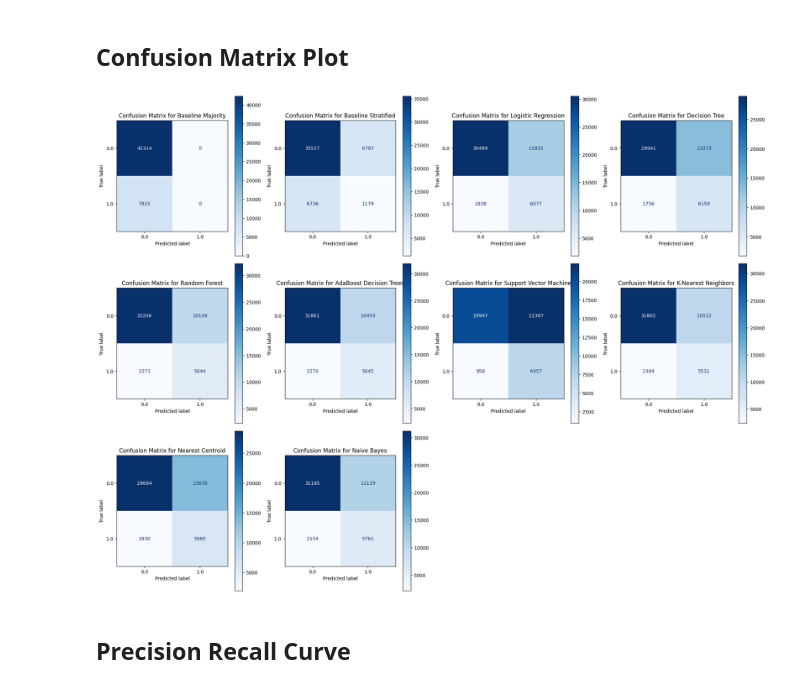
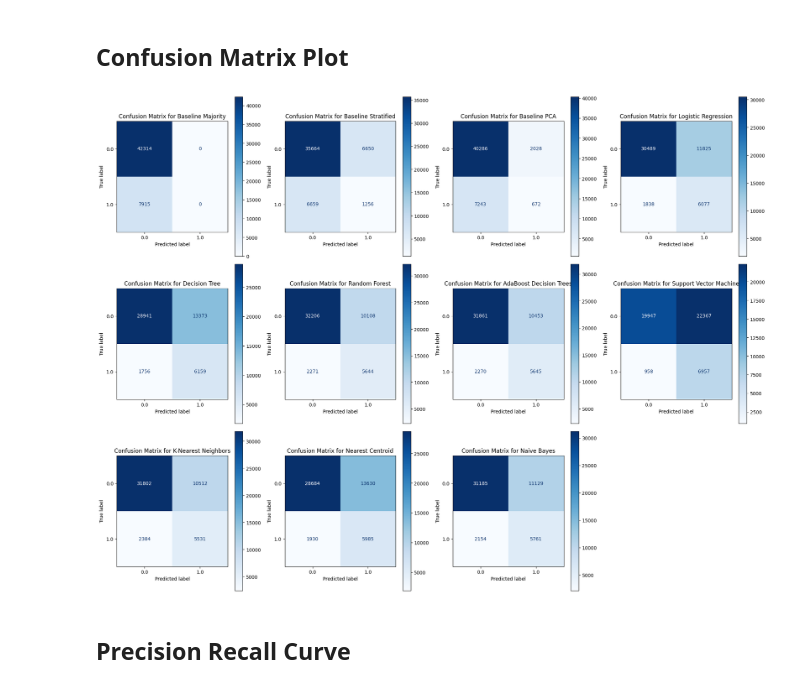
Before and after one commit to benediktpri/ie500_data_mining_project, a Jupyter notebook: notebooks/evaluation.ipynb, the cells around one changed output. Saved outputs shown, nothing was run; the diff lists cells and outputs as text; code cells hidden in the pictures.

```diff
--- a/notebooks/evaluation.ipynb
+++ b/notebooks/evaluation.ipynb
@@ -67,11 +68,26 @@ nc_filename = "../models/nearest_centroid/best_20241127_201059.pkl"
 nc = joblib.load(nc_filename)
 
 # baselines
-bl_model_filename = "../models/baseline/bl_model_majority20241126_120730.pkl"
+bl_model_filename = "../models/baseline/baseline_model_majority_20241129_225242.pkl"
 bl_majority = joblib.load(bl_model_filename)
 
-bl_model_strat_filename = "../models/baseline/bl_model_stratified20241126_122432.pkl"
+bl_model_strat_filename = "../models/baseline/baseline_model_stratified_20241129_225334.pkl"
 bl_stratified = joblib.load(bl_model_strat_filename)
+
+sys.path.append(os.path.abspath("../models/baseline/"))
+from baselines import PCANNModel, OneFeatureModel
+baseline_pca_nn = PCANNModel(n_components=1, n_neighbors=5)
+
+bl_model_pca_nn_filename = "../models/baseline/baseline_model_pca_nn_20241129_234922.pkl"
+bl_pca_nn = joblib.load(bl_model_pca_nn_filename)
+
+# baseline_one_feature = OneFeatureModel(
+#     feature=most_correlated_feature,
+#     threshold=indices_largest_gap[1]
+# )
+# bl_model_one_feature_filename = "../models/baseline/baseline_model_one_feature_20241129_230329.pkl"
+# bl_one_feature = joblib.load(bl_model_one_feature_filename)
+
 
 # Neural Network
 # import torch
@@ -91,6 +107,8 @@ bl_stratified = joblib.load(bl_model_strat_filename)
 model_dict = {
     "Baseline Majority": bl_majority,
     "Baseline Stratified": bl_stratified,
+    "Baseline PCA": bl_pca_nn,
+    # "Baseline One Feature": bl_one_feature,
     "Logistic Regression": logistic_regression,
     "Decision Tree": dc,
     "Random Forest": rf,
@@ -259,35 +284,35 @@ import matplotlib.pyplot as plt
 
 # Number of models to plot
 n_models = len(model_dict)
 
 # Determine grid size (e.g., 2x2 for 4 models, 3x2 for 6 models, etc.)
 rows = int(n_models**0.5)
 cols = (n_models + rows - 1) // rows  # Ceiling division
 
 # Create subplots
 fig, axes = plt.subplots(rows, cols, figsize=(5 * cols, 5 * rows))
 
 # Flatten the axes array for easy indexing, in case it’s a multi-dimensional array
 axes = axes.flatten()
 
 for idx, (model_name, model) in enumerate(model_dict.items()):
     y_test_pred = model.predict(X_test)
     cm = confusion_matrix(y_test, y_test_pred)
 
     # Plot confusion matrix on the corresponding subplot
-    disp = ConfusionMatrixDisplay(confusion_matrix=cm, display_labels=model.classes_)
+    disp = ConfusionMatrixDisplay(confusion_matrix=cm, display_labels=np.unique(y_test))
     disp.plot(ax=axes[idx], cmap=plt.cm.Blues, values_format='d')
     axes[idx].set_title(f'Confusion Matrix for {model_name}')
 
 # Hide any unused subplots
 for ax in axes[len(model_dict):]:
     ax.axis('off')
 
 # Adjust layout
 plt.tight_layout()
 plt.show()
 # %% [output]
-[figure, old version]
+[figure, new version]
 # %% [markdown]
 ## Precision Recall Curve
 # %%
```
Also changed, not shown: parts of 11 cells of this notebook, 2 other files.
